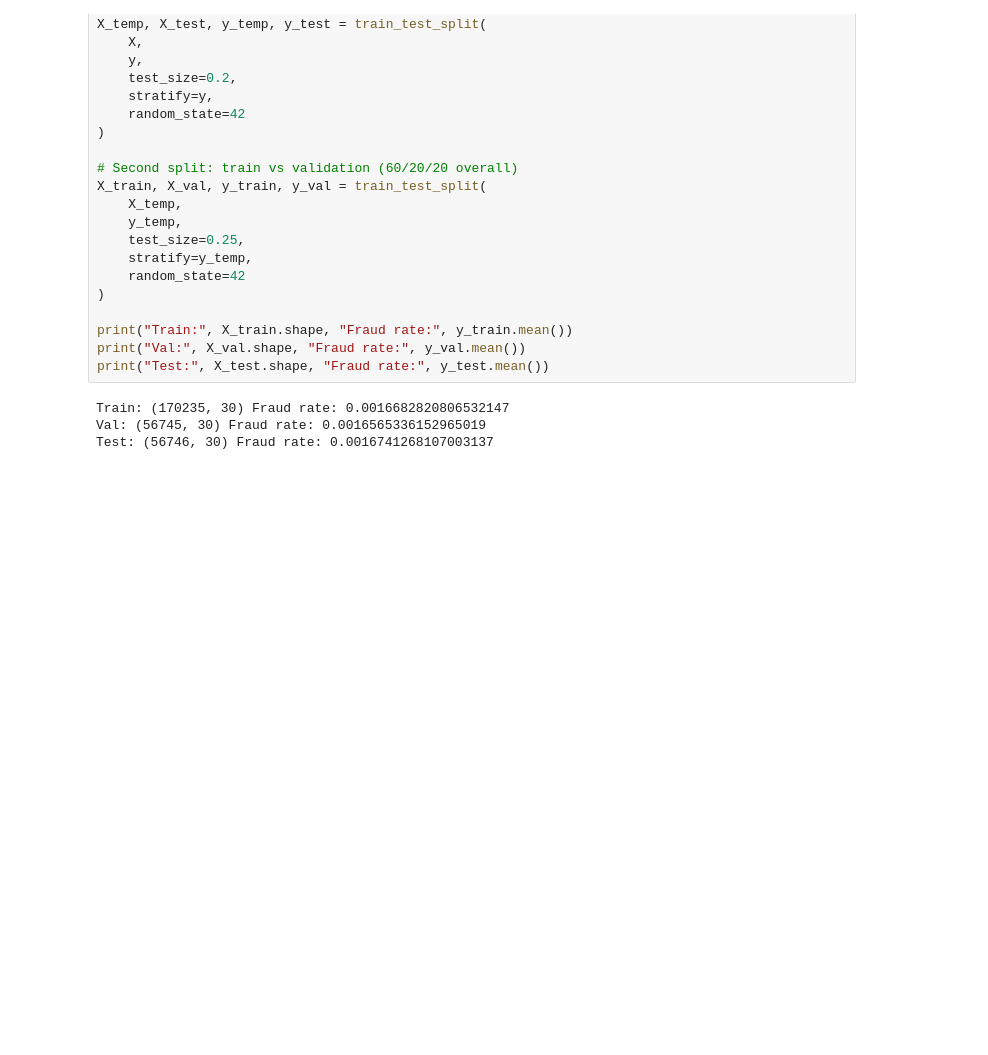
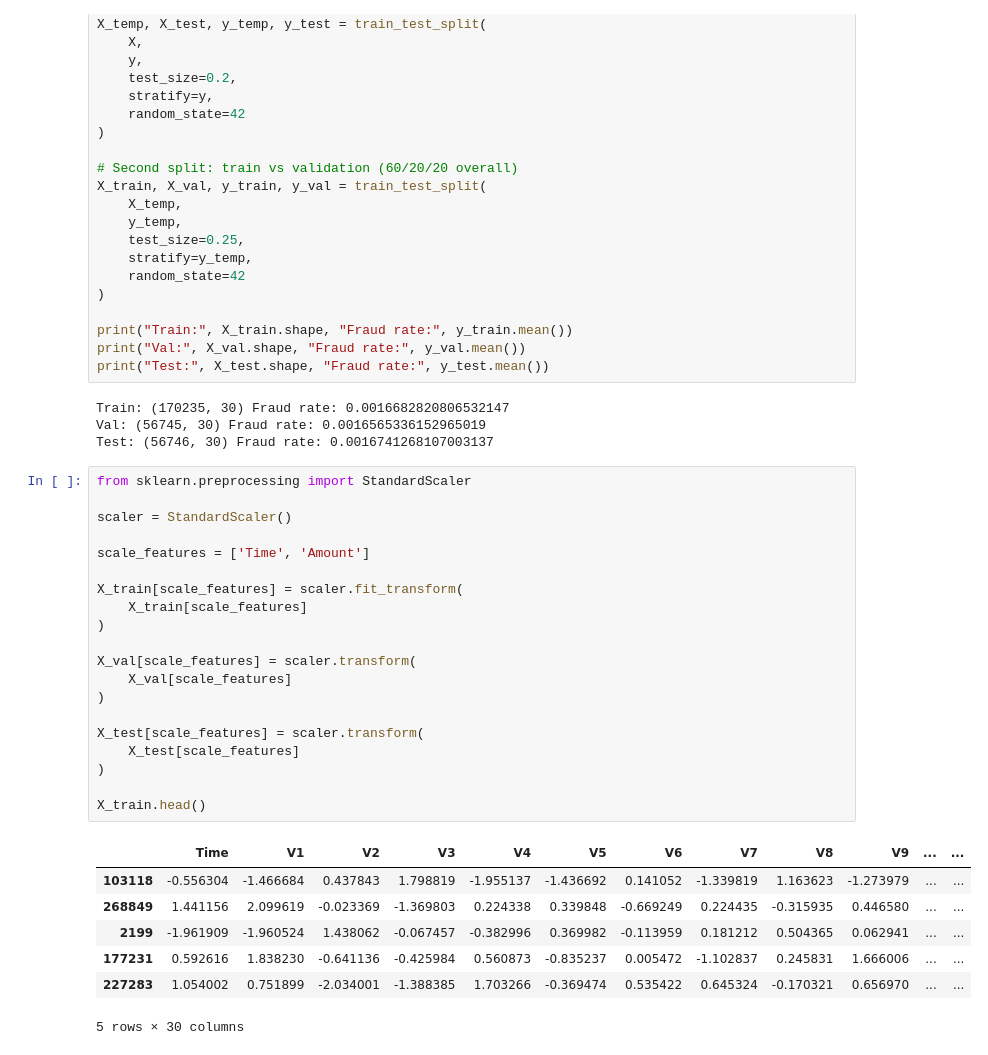
Before and after one commit to Emna-chebbi/logistic-regression-fraud-detection, a Jupyter notebook: logistic-regression-fraud-detection.ipynb, the cells around one changed output. Cells and saved outputs as stored; diff of their text form; blank space fills up the shorter version.

```diff
--- a/logistic-regression-fraud-detection.ipynb
+++ b/logistic-regression-fraud-detection.ipynb
@@ -197,3 +199,31 @@ print("Test:", X_test.shape, "Fraud rate:", y_test.mean())
 Train: (170235, 30) Fraud rate: 0.0016682820806532147
 Val: (56745, 30) Fraud rate: 0.0016565336152965019
 Test: (56746, 30) Fraud rate: 0.0016741268107003137
+# %%
+from sklearn.preprocessing import StandardScaler
+
+scaler = StandardScaler()
+
+scale_features = ['Time', 'Amount']
+
+X_train[scale_features] = scaler.fit_transform(
+    X_train[scale_features]
+)
+
+X_val[scale_features] = scaler.transform(
+    X_val[scale_features]
+)
+
+X_test[scale_features] = scaler.transform(
+    X_test[scale_features]
+)
+
+X_train.head()
+# %% [output]
+|  | Time | V1 | V2 | V3 | V4 | V5 | V6 | V7 | V8 | V9 | ... | ... |
+| 103118 | -0.556304 | -1.466684 | 0.437843 | 1.798819 | -1.955137 | -1.436692 | 0.141052 | -1.339819 | 1.163623 | -1.273979 | ... | ... |
+| 268849 | 1.441156 | 2.099619 | -0.023369 | -1.369803 | 0.224338 | 0.339848 | -0.669249 | 0.224435 | -0.315935 | 0.446580 | ... | ... |
+| 2199 | -1.961909 | -1.960524 | 1.438062 | -0.067457 | -0.382996 | 0.369982 | -0.113959 | 0.181212 | 0.504365 | 0.062941 | ... | ... |
+| 177231 | 0.592616 | 1.838230 | -0.641136 | -0.425984 | 0.560873 | -0.835237 | 0.005472 | -1.102837 | 0.245831 | 1.666006 | ... | ... |
+| 227283 | 1.054002 | 0.751899 | -2.034001 | -1.388385 | 1.703266 | -0.369474 | 0.535422 | 0.645324 | -0.170321 | 0.656970 | ... | ... |
+5 rows × 30 columns
```
Also changed, not shown: parts of 5 cells of this notebook.
